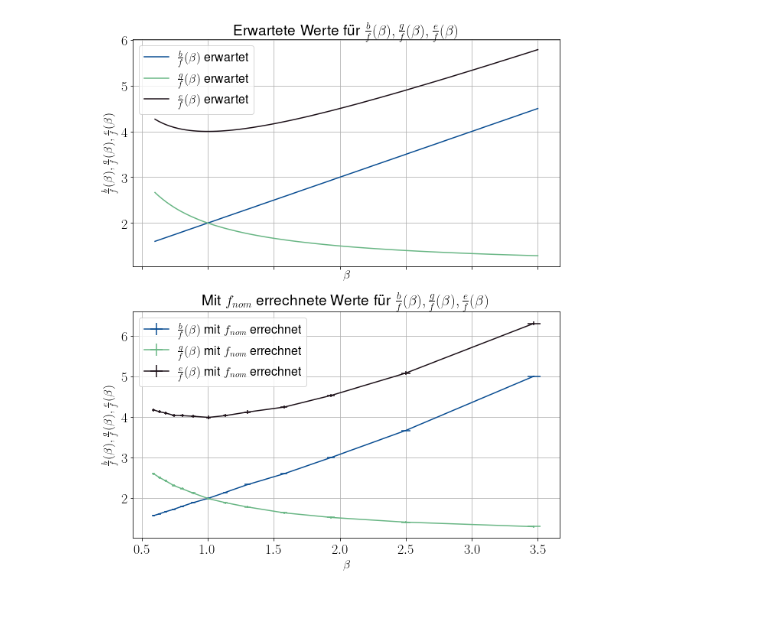
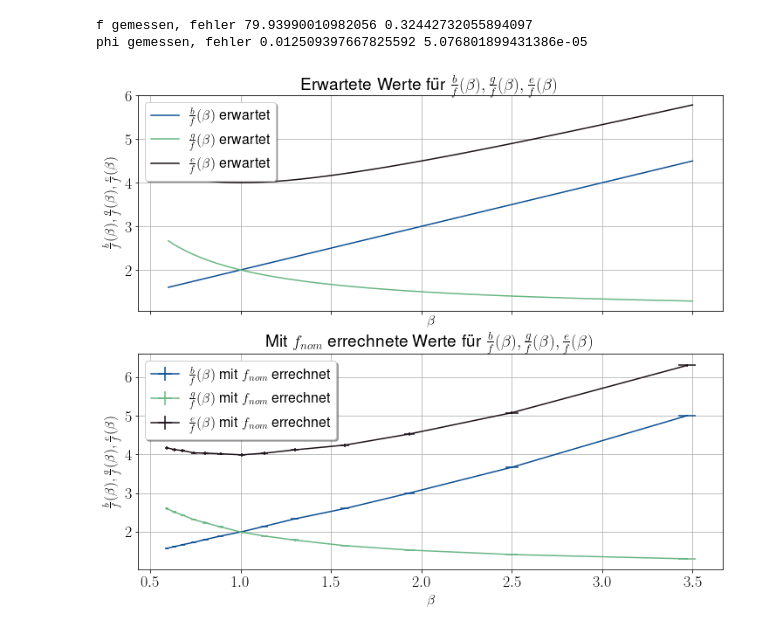
Before and after one commit to AP1ACC/V1, a Jupyter notebook: V70/V70.ipynb, the cells around one changed output. Drawn from its saved outputs; the diff is of its cells as text; code cells hidden in the pictures.

```diff
--- a/V70/V70.ipynb
+++ b/V70/V70.ipynb
@@ -193,41 +193,50 @@ ef_nom_1 = (((1/f_nom_1)-(1/g_gem_1))**(-1)+((1/f_nom_1)-(1/b_gem_1))**(-1))/(f_
 ef_nom_1_f = (((1/f_nom_1)-(1/g_gem_1_f))**(-1)+((1/f_nom_1)-(1/b_gem_1_f))**(-1))/(f_nom_1)
 
 
-fig, (ax1, ax0) = plt.subplots(nrows=2, ncols=1, sharex=True, figsize=(10,12))
+fig, (ax1, ax0) = plt.subplots(nrows=2, ncols=1, sharex=True, figsize=(12,10))
 ax0.tick_params(axis='both', which='major', labelsize=18)
 ax0.tick_params(axis='both', which='minor', labelsize=16)
 ax1.tick_params(axis='both', which='major', labelsize=18)
 ax1.tick_params(axis='both', which='minor', labelsize=16)
 
 ax0.errorbar(beta_gem_1, bf_nom_1, xerr=beta_gem_1_f, yerr=bf_nom_1_f,
              color='#094D92', label=r'$\frac{b}{f}(\beta)$ mit $f_{nom}$ errechnet')
 ax0.errorbar(beta_gem_1, gf_nom_1, xerr=beta_gem_1_f, yerr=gf_nom_1_f,
              color='#68B684', label=r'$\frac{g}{f}(\beta)$ mit $f_{nom}$ errechnet')
 ax0.errorbar(beta_gem_1, ef_nom_1, xerr=beta_gem_1_f, yerr=ef_nom_1_f,
              color='#1C1018', label=r'$\frac{e}{f}(\beta)$ mit $f_{nom}$ errechnet')
 
 ax0.set(xlabel=r'$\beta$', ylabel=r'$\frac{b}{f}(\beta), \frac{g}{f}(\beta), \frac{e}{f}(\beta)$',
        title=r'Mit $f_{nom}$ errechnete Werte für $\frac{b}{f}(\beta), \frac{g}{f}(\beta), \frac{e}{f}(\beta)$')
-ax0.legend()
+ax0.legend(fancybox=True, shadow=True)
 ax0.grid()
 
 beta_rech = np.linspace(0.6, 3.5, 100)
 gf_rech = 1+beta_rech**(-1)
 bf_rech = beta_rech +1
 ef_rech = 2+ beta_rech+ beta_rech**(-1)
 
 ax1.plot(beta_rech, bf_rech, color='#094D92', label=r'$\frac{b}{f}(\beta)$ erwartet')
 ax1.plot(beta_rech, gf_rech, color='#68B684', label=r'$\frac{g}{f}(\beta)$ erwartet')
 ax1.plot(beta_rech, ef_rech, color='#1C1018', label=r'$\frac{e}{f}(\beta)$ erwartet')
 
 ax1.set(xlabel=r'$\beta$', ylabel=r'$\frac{b}{f}(\beta), \frac{g}{f}(\beta), \frac{e}{f}(\beta)$',
        title=r'Erwartete Werte für $\frac{b}{f}(\beta), \frac{g}{f}(\beta), \frac{e}{f}(\beta)$')
-ax1.legend()
+ax1.legend(fancybox=True, shadow=True)
 ax1.grid()
 
 fig.savefig("VT1Vergleich.svg")
+
+f_gem_1 = am((g_gem_1/e_gem_1)*(e_gem_1-g_gem_1))
+f_gem_1_f = stu((g_gem_1/e_gem_1)*(e_gem_1-g_gem_1))
+phi_gem_1 = 1/f_gem_1
+phi_gem_1_f = phi_gem_1*(f_gem_1_f/f_gem_1)
+print('f gemessen, fehler',f_gem_1, f_gem_1_f)
+print('phi gemessen, fehler', phi_gem_1, phi_gem_1_f)
 # %% [output]
+f gemessen, fehler 79.93990010982056 0.32442732055894097
+phi gemessen, fehler 0.012509397667825592 5.076801899431386e-05
-[figure, old version]
+[figure, new version]
 # %%
 # Gemessene Werte Versuchteil 2
 g_gem_2 = np.array([300,310,320,330,340,350,360,370]) - pos_dia
```
Also changed, not shown: parts of 4 cells of this notebook, 2 other files.
